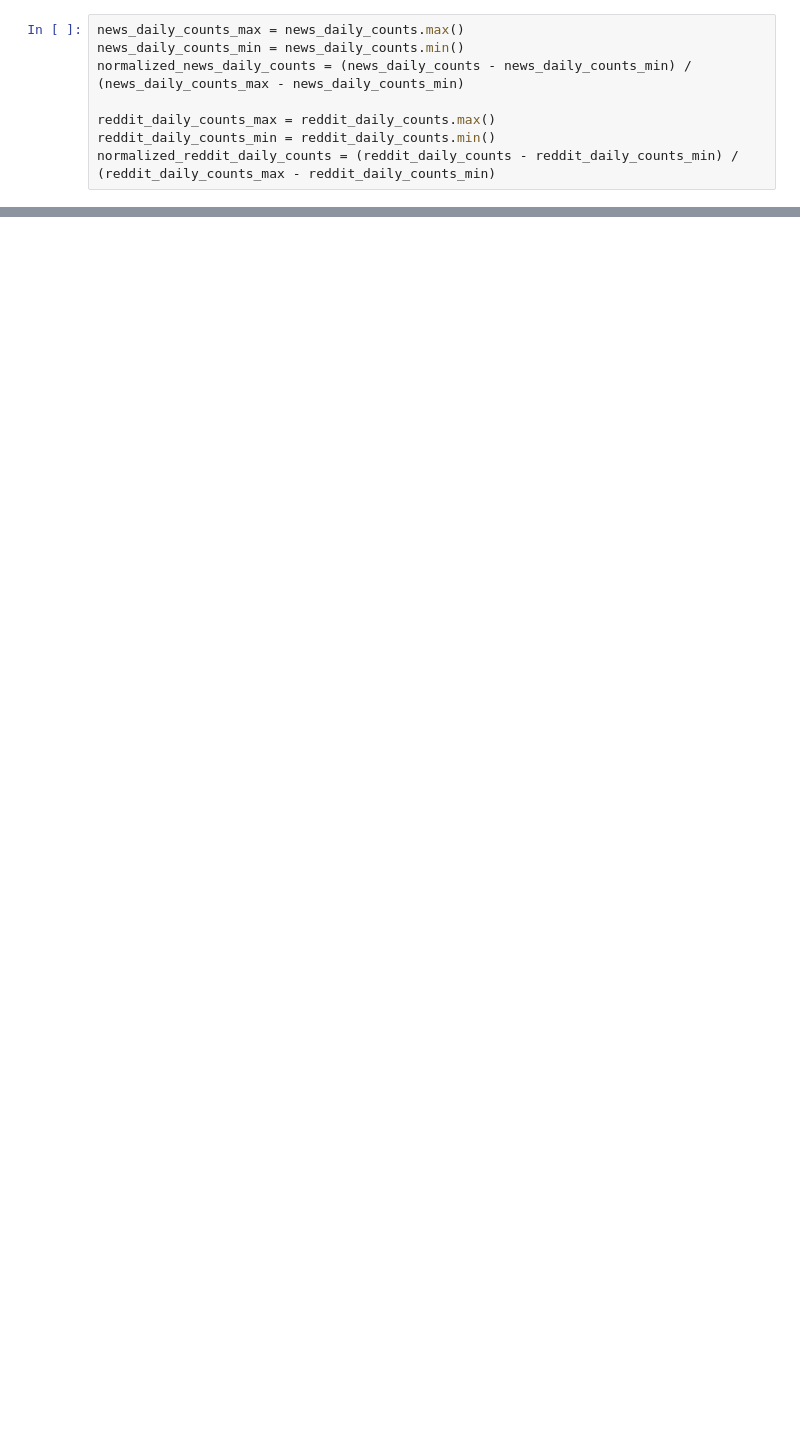
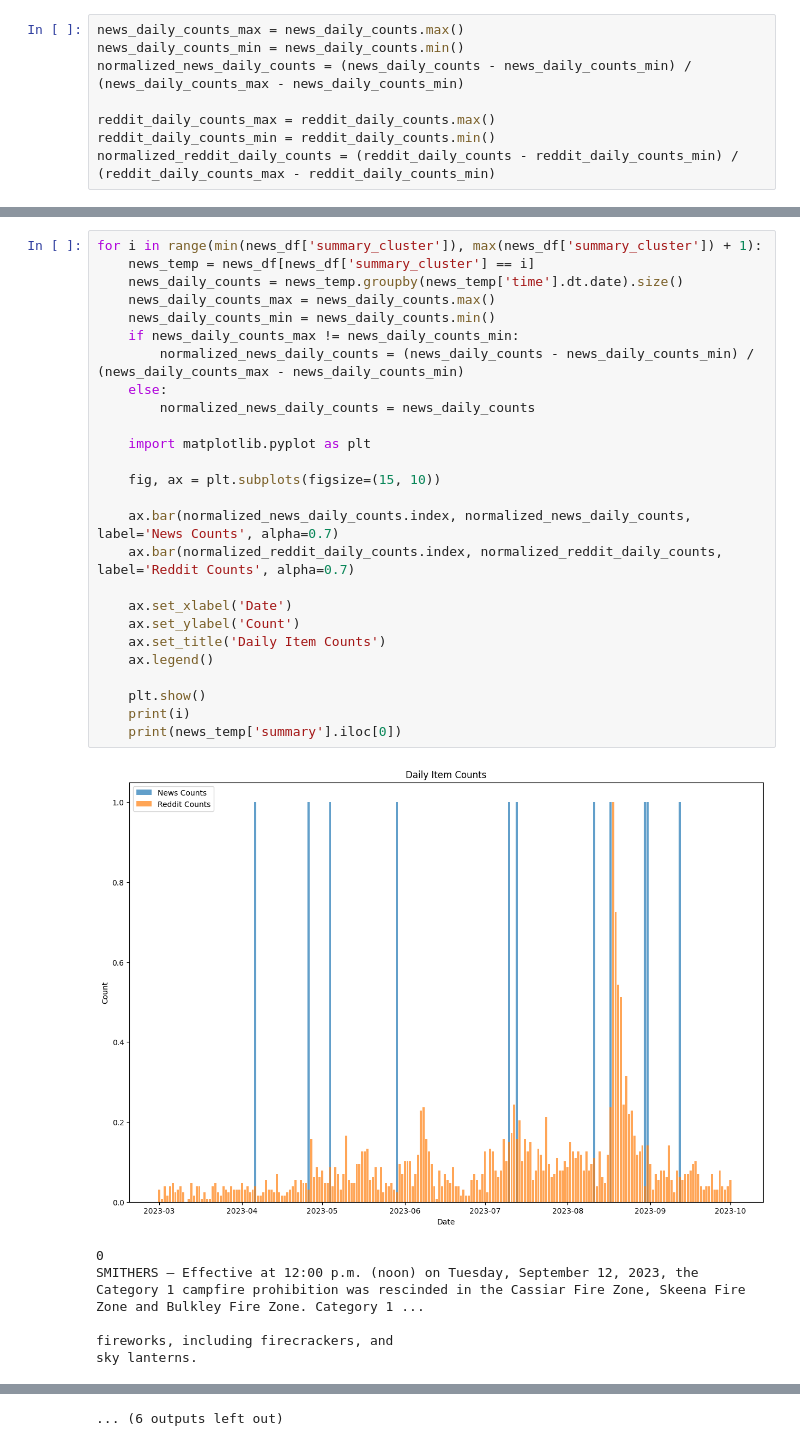
Before and after one commit to arvandiii/Thesis-Project, a Jupyter notebook: reddit/compare.ipynb, the cells around one changed output, grey strips where cells are left out. Saved outputs shown, nothing was run; the diff lists cells and outputs as text; blank space fills up the shorter version.

```diff
--- a/reddit/compare.ipynb
+++ b/reddit/compare.ipynb
@@ -55,0 +102,33 @@ plt.show()
+# %%
+for i in range(min(news_df['summary_cluster']), max(news_df['summary_cluster']) + 1):
+    news_temp = news_df[news_df['summary_cluster'] == i]
+    news_daily_counts = news_temp.groupby(news_temp['time'].dt.date).size()
+    news_daily_counts_max = news_daily_counts.max()
+    news_daily_counts_min = news_daily_counts.min()
+    if news_daily_counts_max != news_daily_counts_min:
+        normalized_news_daily_counts = (news_daily_counts - news_daily_counts_min) / (news_daily_counts_max - news_daily_counts_min)
+    else:
+        normalized_news_daily_counts = news_daily_counts
+
+    import matplotlib.pyplot as plt
+
+    fig, ax = plt.subplots(figsize=(15, 10))
+
+    ax.bar(normalized_news_daily_counts.index, normalized_news_daily_counts, label='News Counts', alpha=0.7)
+    ax.bar(normalized_reddit_daily_counts.index, normalized_reddit_daily_counts, label='Reddit Counts', alpha=0.7)
+
+    ax.set_xlabel('Date')
+    ax.set_ylabel('Count')
+    ax.set_title('Daily Item Counts')
+    ax.legend()
+
+    plt.show()
+    print(i)
+    print(news_temp['summary'].iloc[0])
+# %% [output]
+[figure, added]
+0
+SMITHERS – Effective at 12:00 p.m. (noon) on Tuesday, September 12, 2023, the Category 1 campfire prohibition was rescinded in the Cassiar Fire Zone, Skeena Fire Zone and Bulkley Fire Zone. Category 1 ...
+
+fireworks, including firecrackers, and
+sky lanterns.
@@ -55,0 +153 @@ plt.show()
+... (6 outputs left out)
```
Also changed, not shown: parts of 10 cells of this notebook, 9 other files.
